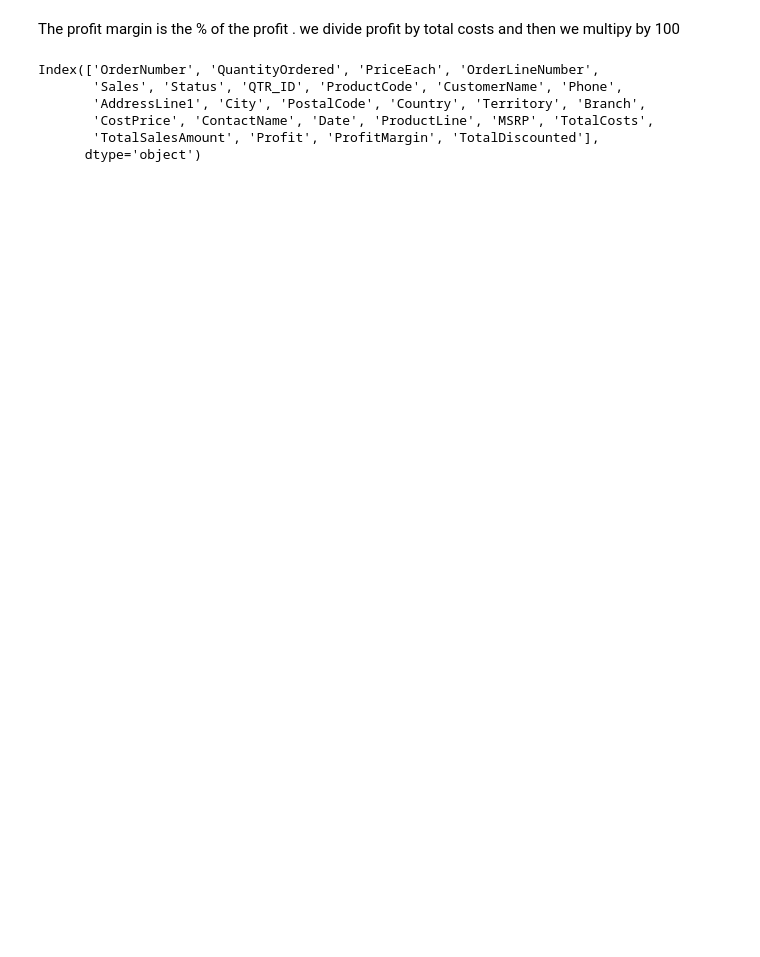
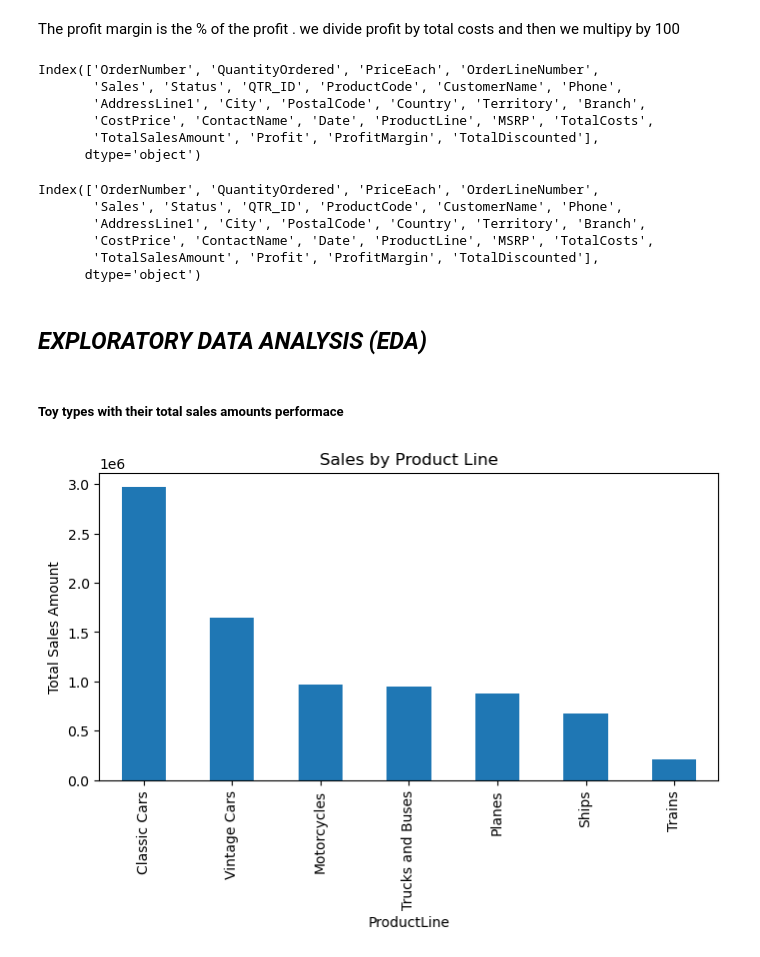
Before and after one commit to OjuokOchi/TOY-SALES-ANALYTICS, a Jupyter notebook: index.ipynb, the cells around one changed output. Drawn from its saved outputs; the diff is of its cells as text; code cells hidden in the pictures; blank space fills up the shorter version.

```diff
--- a/index.ipynb
+++ b/index.ipynb
@@ -12,6 +13,6 @@ import matplotlib.pyplot as plt
 # %%
 # loading data
-path = r"C:\Users\Hp\Desktop\TOY DATA ANALYTICS\TOY-SALES-ANALYTICS\Salesdata (1).xlsx"
+path = r"C:\Users\User\OneDrive\Desktop\Cap\TOY-SALES-ANALYTICS\Data\Salesdata (1).xlsx"
 excel_df = pd.ExcelFile(path)
 print(excel_df.sheet_names) #listing all the excel sheets
 # %% [output]
@@ -537,6 +570,16 @@ The profit margin is the % of the profit . we divide  profit by total costs and
 # %%
 # calculating TotalDiscounted
 sales['TotalDiscounted'] = (sales['MSRP']*sales['QuantityOrdered']) - sales['TotalSalesAmount']
+# %%
+#columns inspections
+sales.columns
+# %% [output]
+Index(['OrderNumber', 'QuantityOrdered', 'PriceEach', 'OrderLineNumber',
+       'Sales', 'Status', 'QTR_ID', 'ProductCode', 'CustomerName', 'Phone',
+       'AddressLine1', 'City', 'PostalCode', 'Country', 'Territory', 'Branch',
+       'CostPrice', 'ContactName', 'Date', 'ProductLine', 'MSRP', 'TotalCosts',
+       'TotalSalesAmount', 'Profit', 'ProfitMargin', 'TotalDiscounted'],
+      dtype='object')
 # %%
 sales.columns
 # %% [output]
@@ -546,3 +589,16 @@ Index(['OrderNumber', 'QuantityOrdered', 'PriceEach', 'OrderLineNumber',
        'CostPrice', 'ContactName', 'Date', 'ProductLine', 'MSRP', 'TotalCosts',
        'TotalSalesAmount', 'Profit', 'ProfitMargin', 'TotalDiscounted'],
       dtype='object')
+# %% [markdown]
+## ***EXPLORATORY DATA ANALYSIS  (EDA)***
+# %% [markdown]
+##### Toy types with their total sales amounts performace
+# %%
+# Sales by Product Line
+product_sales = sales.groupby('ProductLine')['TotalSalesAmount'].sum().sort_values(ascending=False)
+plt.figure(figsize=(8, 4))
+product_sales.plot(kind='bar', title='Sales by Product Line')
+plt.ylabel('Total Sales Amount')
+plt.show()
+# %% [output]
+[figure, added]
```
Also changed, not shown: parts of 41 cells of this notebook.
